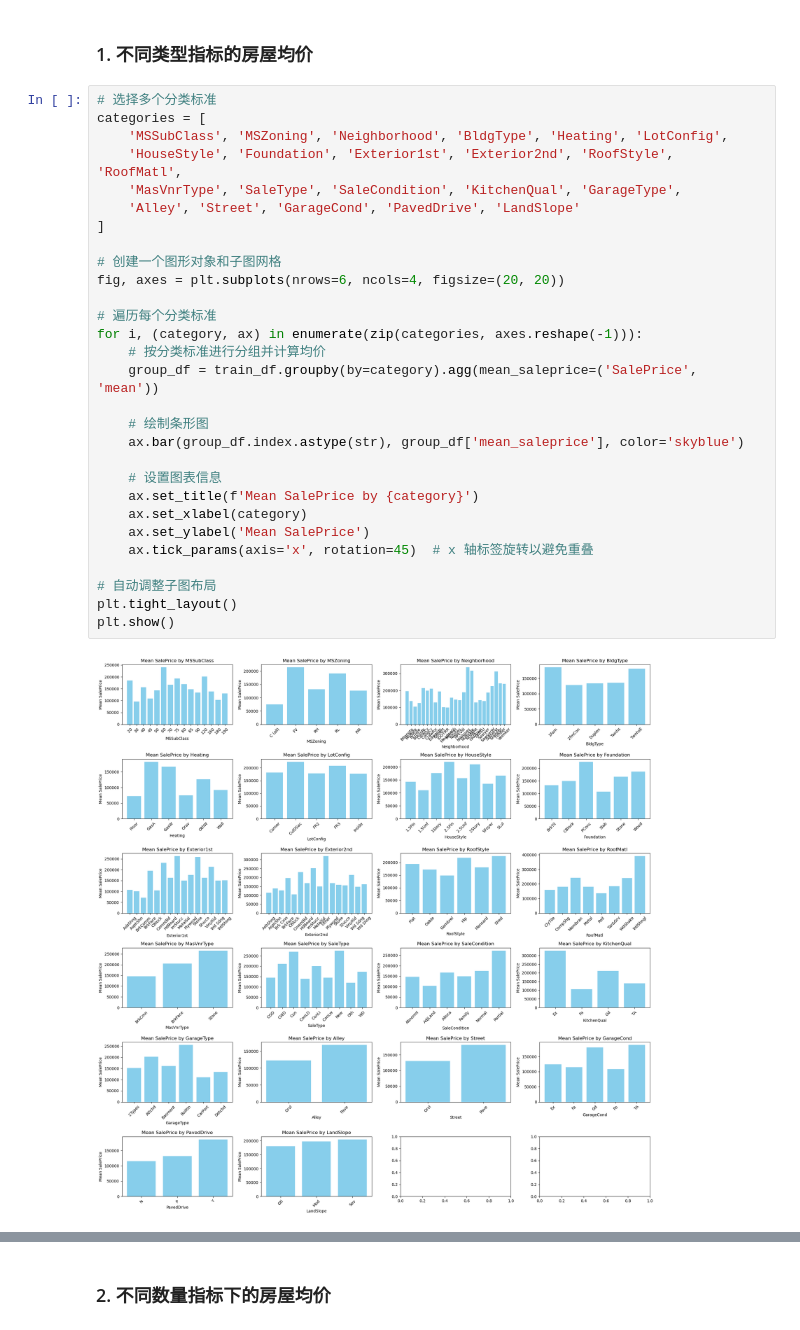
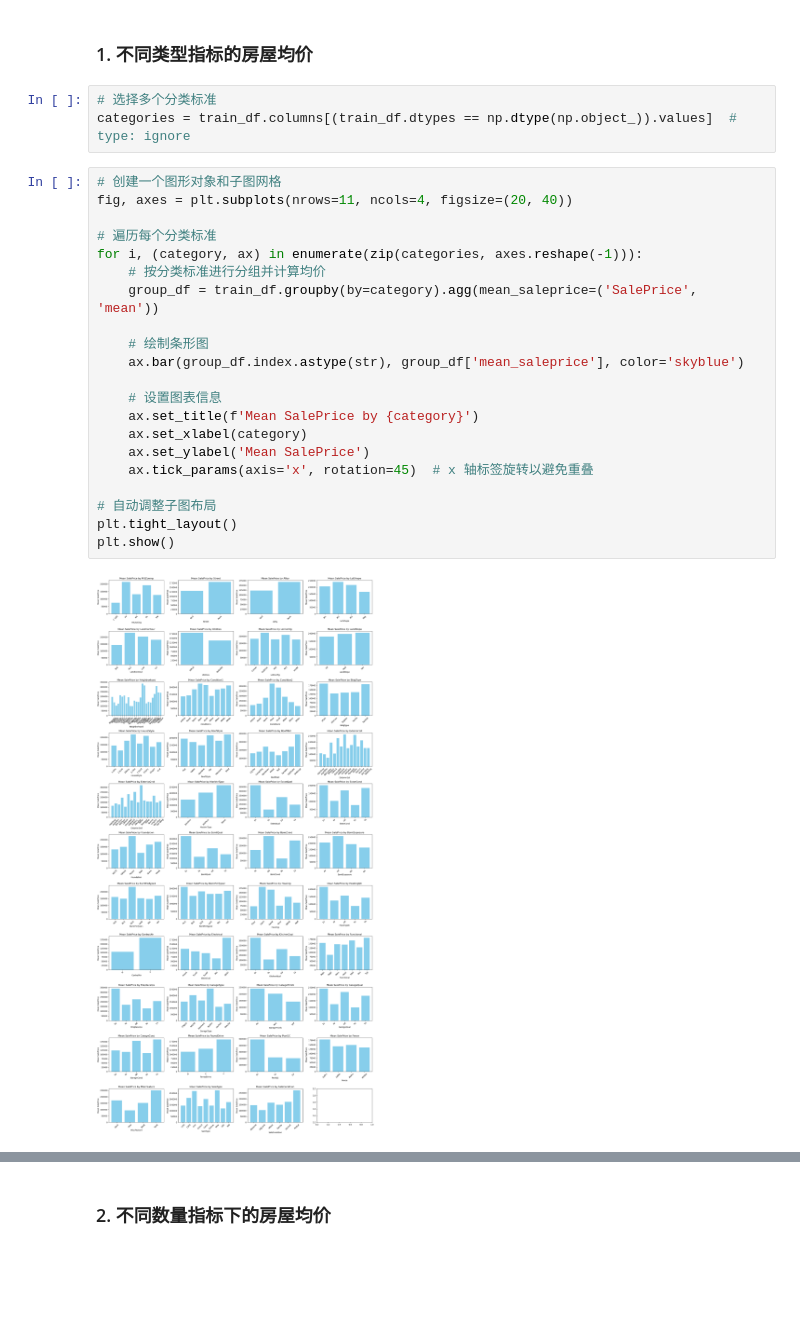
Before and after one commit to ROOKIE-AI/ML, a Jupyter notebook: Kaggle/房价 - 高级回归技术/model.ipynb, the cells around one changed output, grey strips where cells are left out. Saved outputs shown, nothing was run; the diff lists cells and outputs as text; blank space fills up the shorter version.

```diff
--- a/Kaggle/房价 - 高级回归技术/model.ipynb
+++ b/Kaggle/房价 - 高级回归技术/model.ipynb
@@ -188,34 +188,29 @@ dtype: int64
 ## EDA (Exploratory Data Analysis)
 # %% [markdown]
 ### 1. 不同类型指标的房屋均价
+# %%
+# 选择多个分类标准
+categories = train_df.columns[(train_df.dtypes == np.dtype(np.object_)).values]  # type: ignore
 # %%
-# 选择多个分类标准
-categories = [
-    'MSSubClass', 'MSZoning', 'Neighborhood', 'BldgType', 'Heating', 'LotConfig',
-    'HouseStyle', 'Foundation', 'Exterior1st', 'Exterior2nd', 'RoofStyle', 'RoofMatl',
-    'MasVnrType', 'SaleType', 'SaleCondition', 'KitchenQual', 'GarageType',
-    'Alley', 'Street', 'GarageCond', 'PavedDrive', 'LandSlope'
-]
-
 # 创建一个图形对象和子图网格
-fig, axes = plt.subplots(nrows=6, ncols=4, figsize=(20, 20))
+fig, axes = plt.subplots(nrows=11, ncols=4, figsize=(20, 40))
 
 # 遍历每个分类标准
 for i, (category, ax) in enumerate(zip(categories, axes.reshape(-1))):
     # 按分类标准进行分组并计算均价
     group_df = train_df.groupby(by=category).agg(mean_saleprice=('SalePrice', 'mean'))
 
     # 绘制条形图
     ax.bar(group_df.index.astype(str), group_df['mean_saleprice'], color='skyblue')
 
     # 设置图表信息
     ax.set_title(f'Mean SalePrice by {category}')
     ax.set_xlabel(category)
     ax.set_ylabel('Mean SalePrice')
     ax.tick_params(axis='x', rotation=45)  # x 轴标签旋转以避免重叠
 
 # 自动调整子图布局
 plt.tight_layout()
 plt.show()
 # %% [output]
-[figure, old version]
+[figure, new version]
```
Also changed, not shown: parts of 12 cells of this notebook, 19 other files.
